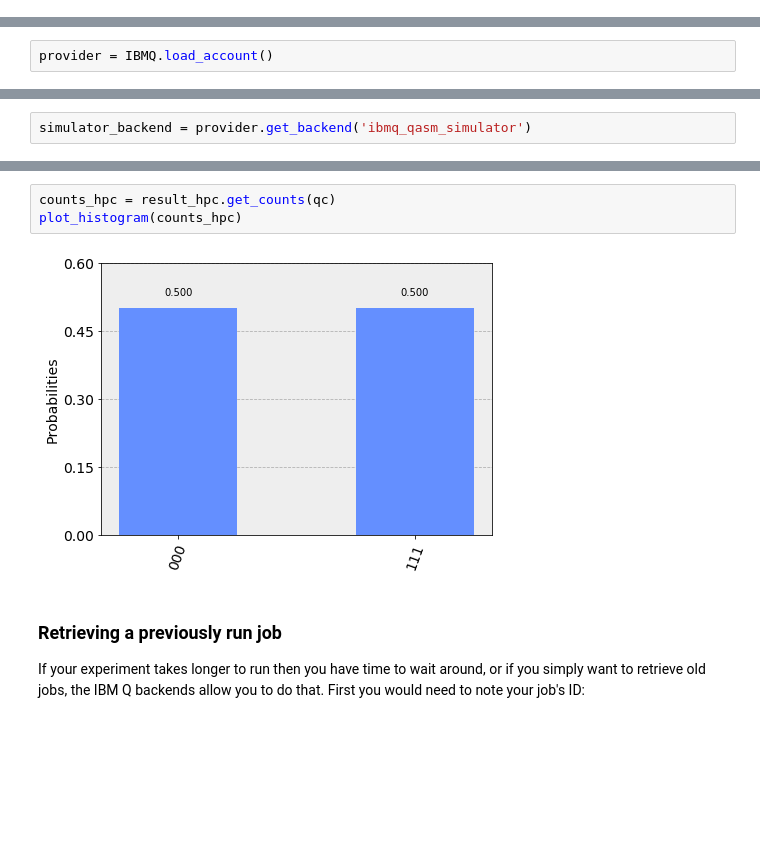
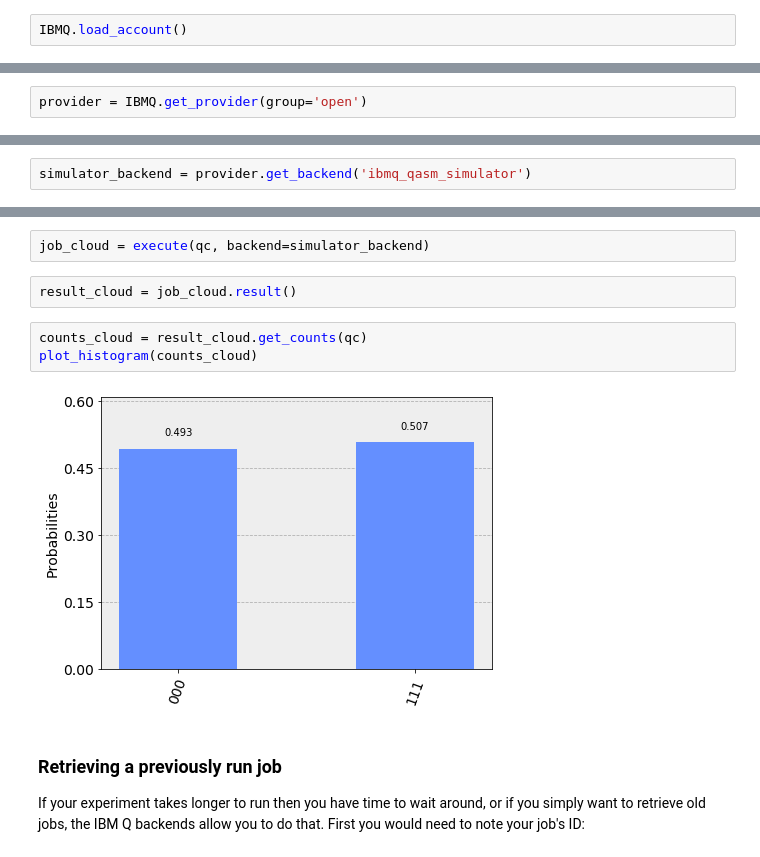
Before and after one commit to nonhermitian/qiskit-tutorials, a Jupyter notebook: qiskit/basics/1_getting_started_with_qiskit.ipynb, the cells around one changed output, grey strips where cells are left out. Cells and saved outputs as stored; diff of their text form; blank space fills up the shorter version.

```diff
--- a/qiskit/basics/1_getting_started_with_qiskit.ipynb
+++ b/qiskit/basics/1_getting_started_with_qiskit.ipynb
@@ -246,3 +235,5 @@ from qiskit import IBMQ
 After generating your API token, call: `IBMQ.save_account('MY_TOKEN')`.
 
 This will store your IBM Q credentials in a local file.  Unless your registration information has changed, you only need to do this once.  You may now load your accounts by calling,
+# %%
+IBMQ.load_account()
@@ -249,2 +252,2 @@ This will store your IBM Q credentials in a local file.  Unless your registratio
 # %%
-provider = IBMQ.load_account()
+provider = IBMQ.get_provider(group='open')
@@ -320,8 +305,12 @@ result_hpc = job_hpc.result()
+# %%
+job_cloud = execute(qc, backend=simulator_backend)
+# %%
+result_cloud = job_cloud.result()
 # %%
-counts_hpc = result_hpc.get_counts(qc)
-plot_histogram(counts_hpc)
+counts_cloud = result_cloud.get_counts(qc)
+plot_histogram(counts_cloud)
 # %% [output]
-[figure, old version]
+[figure, new version]
 # %% [markdown]
 ### Retrieving a previously run job
 
```
Also changed, not shown: parts of 35 cells of this notebook, 15 other files.
